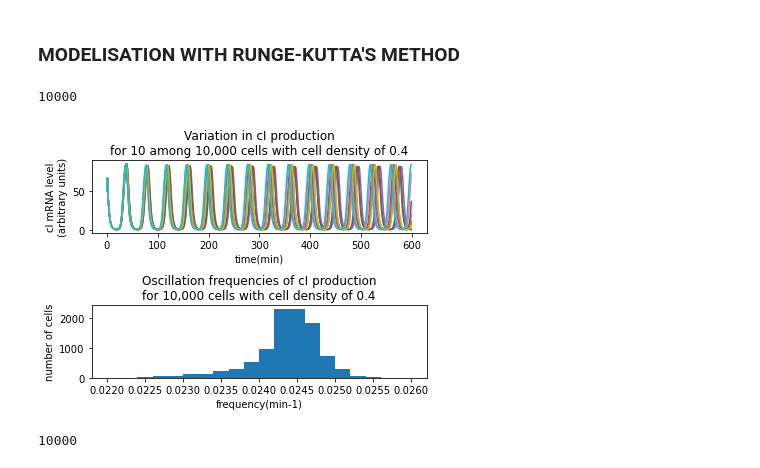
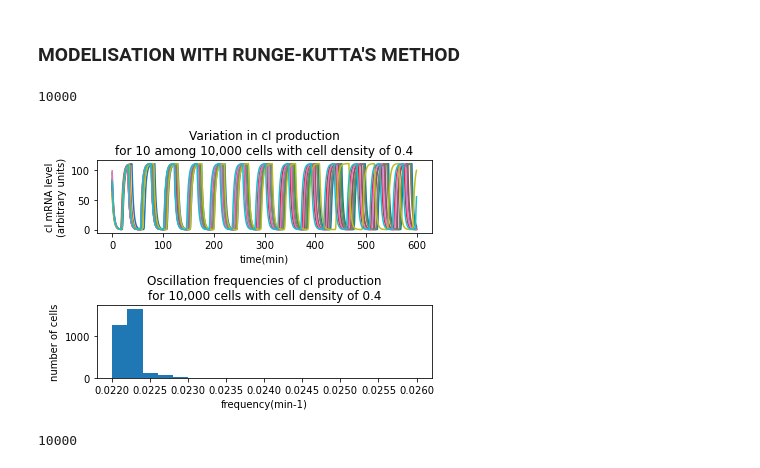
Before and after one commit to Wabognie/BS1_project, a Jupyter notebook: project.ipynb, the cells around one changed output. Cells and saved outputs as stored; diff of their text form; code cells hidden in the pictures.

```diff
--- a/project.ipynb
+++ b/project.ipynb
@@ -40,16 +40,17 @@ C = np.zeros((nCell, t))
 S = np.zeros((nCell, t))
 Se = np.zeros((nCell, t))
 
-a[:,0] = 0
-b[:,0] = 50
-c[:,0] = 0
+for cell in range(nCell):
+            b[cell,0] = random.randint(50, 100)
+            a[cell,0] = random.randint(50, 100)
+            c[cell,0] = random.randint(50, 100)
 
-A[:,0] = 0
-B[:,0] = 0
-C[:,0] = 0
+            A[cell,0] = random.randint(50, 100)
+            B[cell,0] = random.randint(50, 100)
+            C[cell,0] = random.randint(50, 100)
 
-S[:,0] = 0
-Se[:,0] = 0
+            S[cell,0] = random.randint(50, 100)
+            Se[cell,0] = random.randint(50, 100)
 
 frequence_list = []
 
@@ -95,34 +96,34 @@ for i in range(nCell):
             freqs.append(period)
             freqs.append(period_l)
         else :
             break
         n+=1
     tot_freq.append(1/np.mean(freqs))
 
 
 fig, axs = plt.subplots(2)
 fig.subplots_adjust(hspace= 1)
 
 
 cellplot = [random.randint(0,nCell-1) for p in range(0,10)]
 for i in cellplot :
     #plt.plot(time, b[i])
     axs[0].plot(time, b[i])
     axs[0].set_title('Variation in cI production' + '\n'+'for 10 among 10,000 cells with cell density of ' + str(Q))
     axs[0].set_ylabel('cI mRNA level' +'\n'+'(arbitrary units)')
     axs[0].set_xlabel('time(min)')
 
 print(len(tot_freq))
 
 #plt.hist(tot_freq, bins = 50, range =(0.02,0.03))
 axs[1].hist(tot_freq, bins = 20, range =(0.022,0.026))
 axs[1].set_title('Oscillation frequencies of cI production' + '\n' + 'for 10,000 cells with cell density of ' + str(Q))
 axs[1].set_ylabel('number of cells')
 axs[1].set_xlabel('frequency(min-1)')
 plt.savefig("./rungekutta_alpha_"+str(alpha)+"_b_"+str(b[0,0])+"_q_"+str(Q)+".jpg")
 # %% [output]
 10000
-[figure, old version]
+[figure, new version]
 # %%
 Q = 0.63
 # %%
```
Also changed, not shown: parts of 12 cells of this notebook.
